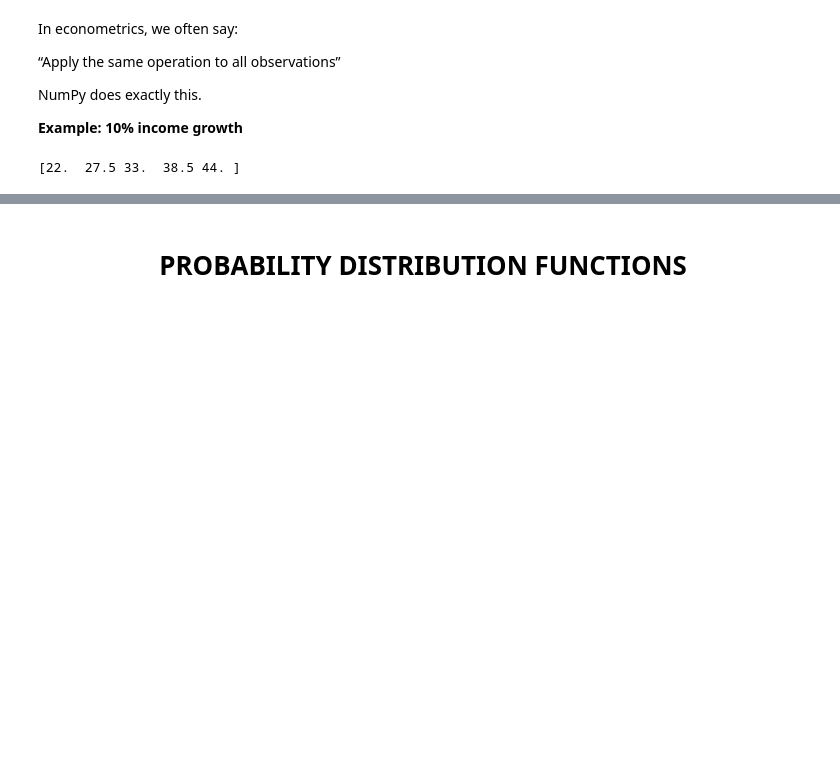
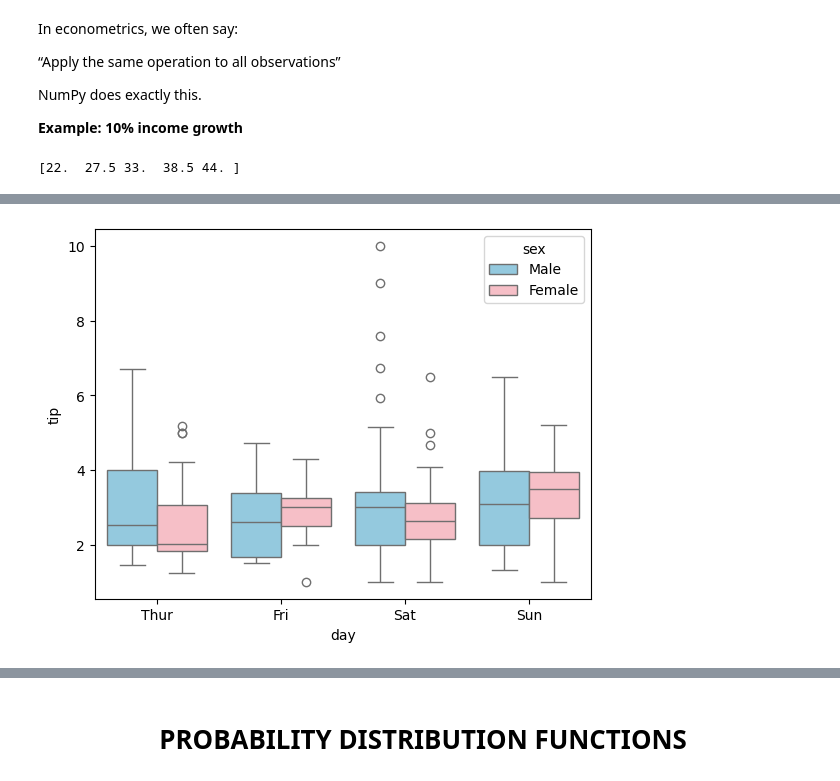
Before and after one commit to xploramit/Econometrics-using-python, a Jupyter notebook: Econometrics.ipynb, the cells around one changed output, grey strips where cells are left out. Drawn from its saved outputs; the diff is of its cells as text; code cells hidden in the pictures; blank space fills up the shorter version.

```diff
--- a/Econometrics.ipynb
+++ b/Econometrics.ipynb
@@ -538,0 +568,10 @@ print(new_income)
+# %%
+import seaborn as sns
+import matplotlib.pyplot as plt
+
+df = sns.load_dataset("tips")
+palette = {'Male': 'skyblue', 'Female': 'lightpink'}
+sns.boxplot(x="day", y="tip", hue="sex", data=df, palette=palette)
+plt.show()
+# %% [output]
+[figure, added]
```
Also changed, not shown: parts of 5 cells of this notebook.
